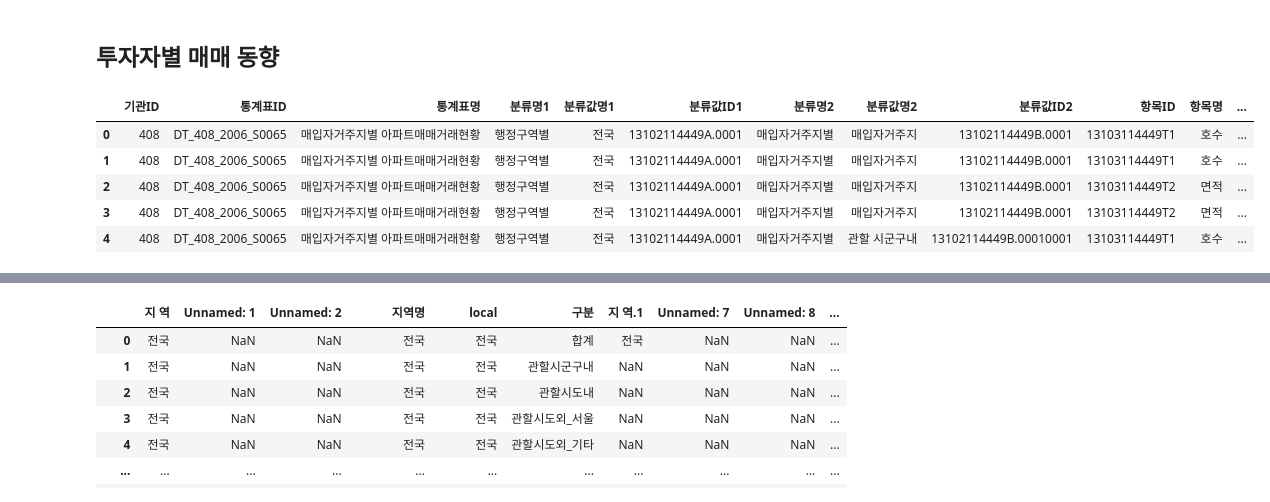
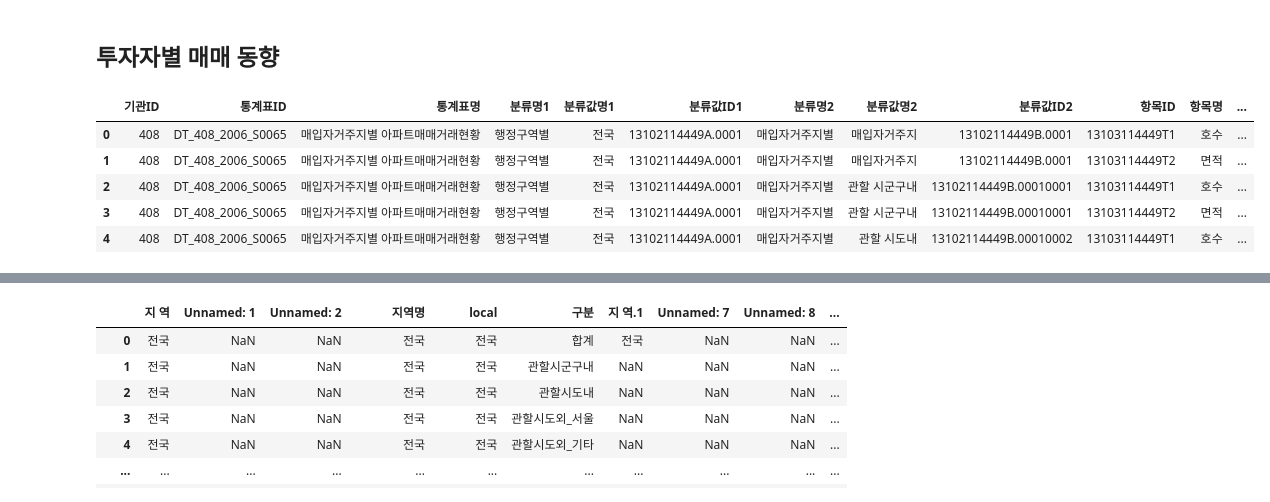
Before and after one commit to sizipusx/fundamental, a Jupyter notebook: jupyterlab/월간 부동산 업데이트.ipynb, the cells around one changed output, grey strips where cells are left out. Cells and saved outputs as stored; diff of their text form; code cells hidden in the pictures.

```diff
--- a/jupyterlab/월간 부동산 업데이트.ipynb
+++ b/jupyterlab/월간 부동산 업데이트.ipynb
@@ -635,24 +635,24 @@ api = Kosis(service_key)
 # %%
 #전국 한달치 약 8초 걸림림
 df = api.get_data(
     "통계자료",
     orgId="408",
     tblId="DT_408_2006_S0065",
     objL1="ALL",
     objL2="ALL",
     itmId="ALL",
     prdSe="M",
-    startPrdDe="202303",
-    endPrdDe="202305",
+    startPrdDe="202305",
+    endPrdDe="202306",
 )
 df.head()
 # %% [output]
 |  | 기관ID | 통계표ID | 통계표명 | 분류명1 | 분류값명1 | 분류값ID1 | 분류명2 | 분류값명2 | 분류값ID2 | 항목ID | 항목명 | ... |
 | 0 | 408 | DT_408_2006_S0065 | 매입자거주지별 아파트매매거래현황 | 행정구역별 | 전국 | 13102114449A.0001 | 매입자거주지별 | 매입자거주지 | 13102114449B.0001 | 13103114449T1 | 호수 | ... |
-| 1 | 408 | DT_408_2006_S0065 | 매입자거주지별 아파트매매거래현황 | 행정구역별 | 전국 | 13102114449A.0001 | 매입자거주지별 | 매입자거주지 | 13102114449B.0001 | 13103114449T1 | 호수 | ... |
-| 2 | 408 | DT_408_2006_S0065 | 매입자거주지별 아파트매매거래현황 | 행정구역별 | 전국 | 13102114449A.0001 | 매입자거주지별 | 매입자거주지 | 13102114449B.0001 | 13103114449T2 | 면적 | ... |
-| 3 | 408 | DT_408_2006_S0065 | 매입자거주지별 아파트매매거래현황 | 행정구역별 | 전국 | 13102114449A.0001 | 매입자거주지별 | 매입자거주지 | 13102114449B.0001 | 13103114449T2 | 면적 | ... |
-| 4 | 408 | DT_408_2006_S0065 | 매입자거주지별 아파트매매거래현황 | 행정구역별 | 전국 | 13102114449A.0001 | 매입자거주지별 | 관할 시군구내 | 13102114449B.00010001 | 13103114449T1 | 호수 | ... |
+| 1 | 408 | DT_408_2006_S0065 | 매입자거주지별 아파트매매거래현황 | 행정구역별 | 전국 | 13102114449A.0001 | 매입자거주지별 | 매입자거주지 | 13102114449B.0001 | 13103114449T2 | 면적 | ... |
+| 2 | 408 | DT_408_2006_S0065 | 매입자거주지별 아파트매매거래현황 | 행정구역별 | 전국 | 13102114449A.0001 | 매입자거주지별 | 관할 시군구내 | 13102114449B.00010001 | 13103114449T1 | 호수 | ... |
+| 3 | 408 | DT_408_2006_S0065 | 매입자거주지별 아파트매매거래현황 | 행정구역별 | 전국 | 13102114449A.0001 | 매입자거주지별 | 관할 시군구내 | 13102114449B.00010001 | 13103114449T2 | 면적 | ... |
+| 4 | 408 | DT_408_2006_S0065 | 매입자거주지별 아파트매매거래현황 | 행정구역별 | 전국 | 13102114449A.0001 | 매입자거주지별 | 관할 시도내 | 13102114449B.00010002 | 13103114449T1 | 호수 | ... |
 # %%
 total = df[df['단위명']=='호수']
 total['수록시점'] = total['수록시점'].apply(lambda x: x[:4] + '-' + x[4:])
```
Also changed, not shown: parts of 5 cells of this notebook, 1 other file.
